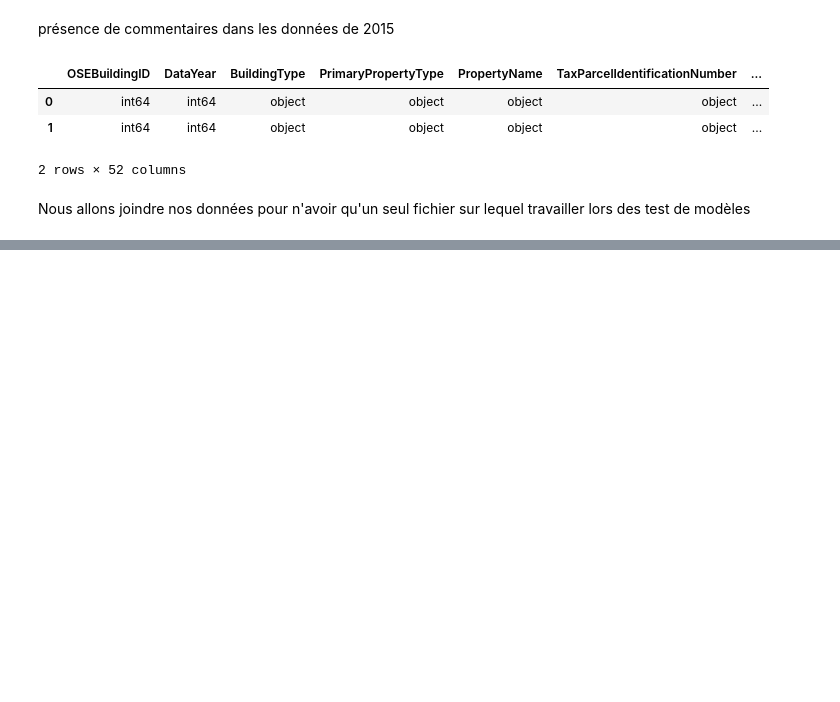
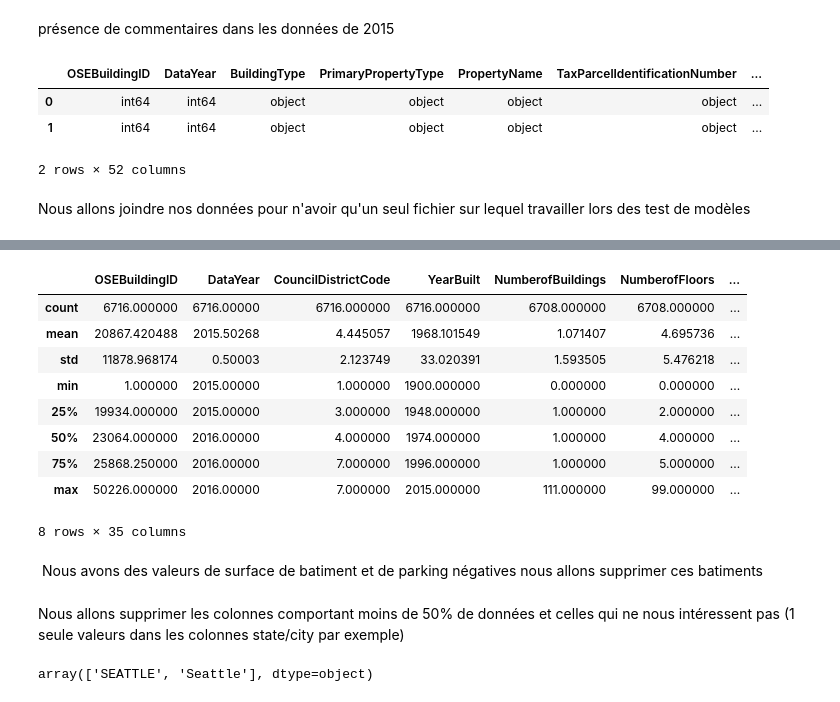
Before and after one commit to l4nc3l0t/P4, a Jupyter notebook: Pélec_01_notebook.ipynb, the cells around one changed output, grey strips where cells are left out. Cells and saved outputs as stored; diff of their text form; code cells hidden in the pictures; blank space fills up the shorter version.

```diff
--- a/Pélec_01_notebook.ipynb
+++ b/Pélec_01_notebook.ipynb
@@ -174,0 +185,17 @@ BEBFull = BEB2015.merge(BEB2016, how="outer")
+# %%
+StatsNum = BEBFull.describe()
+StatsNum
+# %% [output]
+|  | OSEBuildingID | DataYear | CouncilDistrictCode | YearBuilt | NumberofBuildings | NumberofFloors | ... |
+| count | 6716.000000 | 6716.00000 | 6716.000000 | 6716.000000 | 6708.000000 | 6708.000000 | ... |
+| mean | 20867.420488 | 2015.50268 | 4.445057 | 1968.101549 | 1.071407 | 4.695736 | ... |
+| std | 11878.968174 | 0.50003 | 2.123749 | 33.020391 | 1.593505 | 5.476218 | ... |
+| min | 1.000000 | 2015.00000 | 1.000000 | 1900.000000 | 0.000000 | 0.000000 | ... |
+| 25% | 19934.000000 | 2015.00000 | 3.000000 | 1948.000000 | 1.000000 | 2.000000 | ... |
+| 50% | 23064.000000 | 2016.00000 | 4.000000 | 1974.000000 | 1.000000 | 4.000000 | ... |
+| 75% | 25868.250000 | 2016.00000 | 7.000000 | 1996.000000 | 1.000000 | 5.000000 | ... |
+| max | 50226.000000 | 2016.00000 | 7.000000 | 2015.000000 | 111.000000 | 99.000000 | ... |
+8 rows × 35 columns
+# %% [markdown]
+ Nous avons des valeurs de surface de batiment et de parking négatives
+ nous allons supprimer ces batiments
@@ -174,0 +205,4 @@ BEBFull = BEB2015.merge(BEB2016, how="outer")
+# %% [markdown]
+ Nous allons supprimer les colonnes comportant moins de 50% de données
+ et celles qui ne nous intéressent pas
+ (1 seule valeurs dans les colonnes state/city par exemple)
@@ -174,0 +216,4 @@ BEBFull = BEB2015.merge(BEB2016, how="outer")
+# %%
+BEBFullClean.City.unique()
+# %% [output]
+array(['SEATTLE', 'Seattle'], dtype=object)
```
Also changed, not shown: parts of 9 cells of this notebook, 1 other file.
